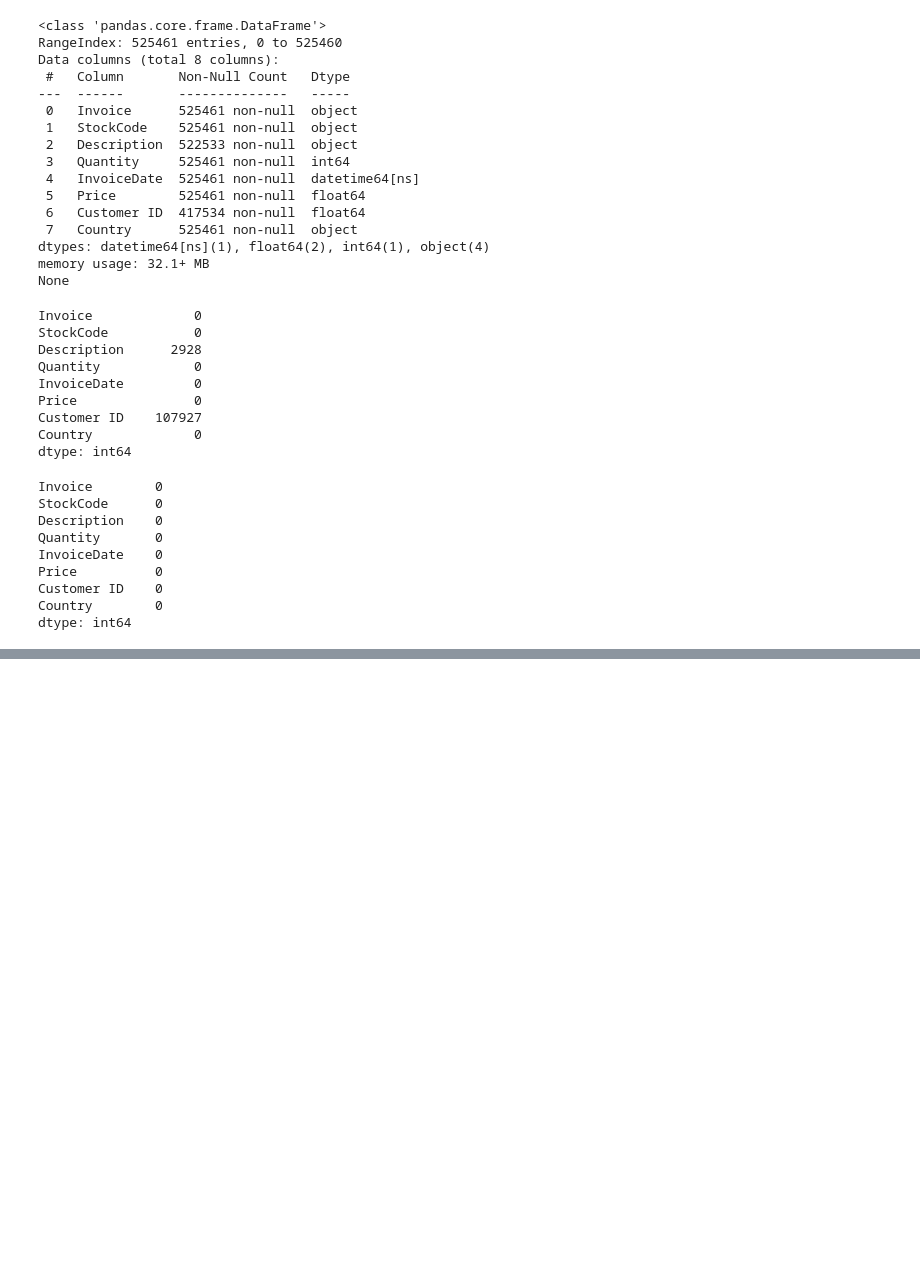
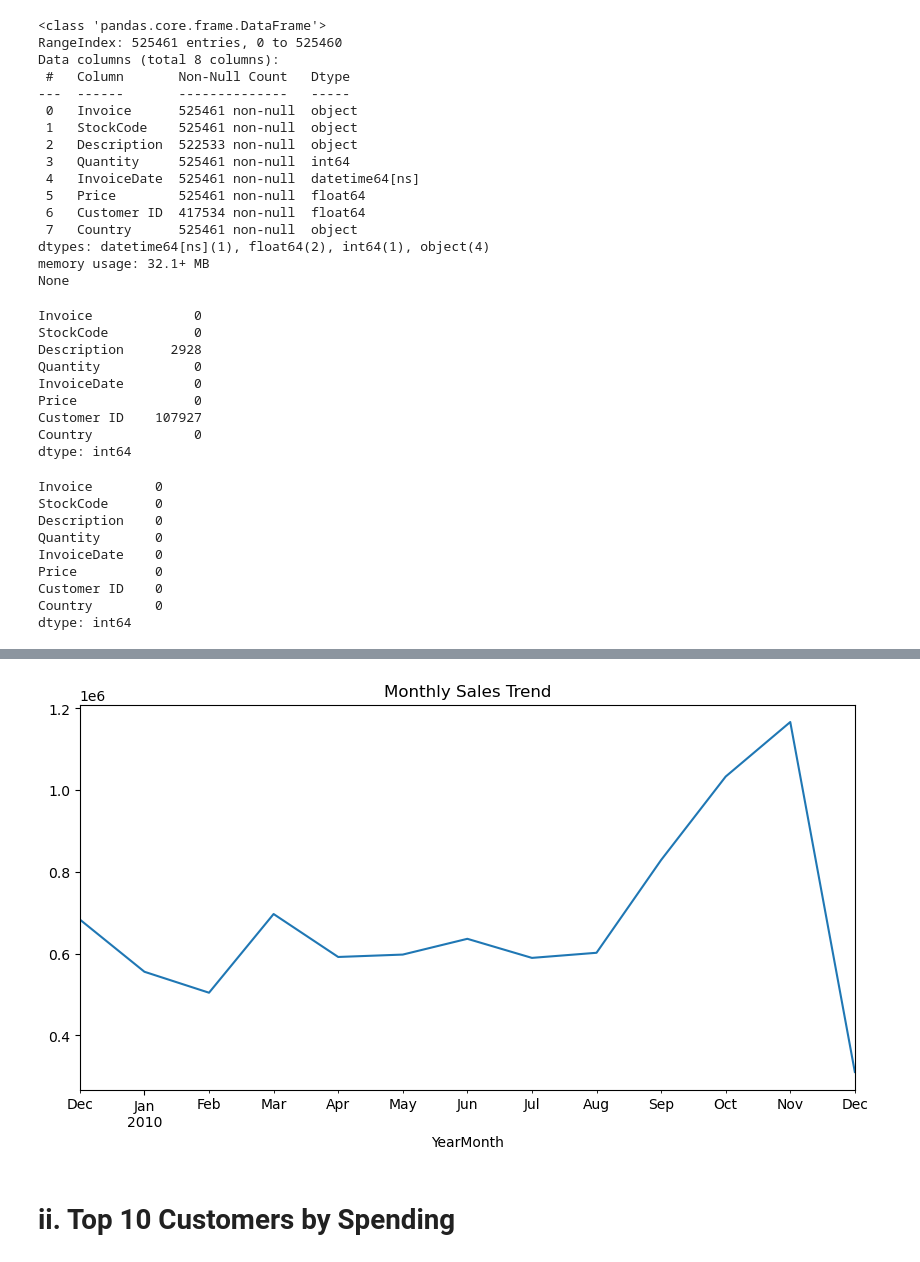
Before and after one commit to rohan0005/Sales_Data_Analysis, a Jupyter notebook: sales_data_analysis.ipynb, the cells around one changed output, grey strips where cells are left out. Saved outputs shown, nothing was run; the diff lists cells and outputs as text; code cells hidden in the pictures; blank space fills up the shorter version.

Commit message:
EDA and some visualizations done

```diff
--- a/sales_data_analysis.ipynb
+++ b/sales_data_analysis.ipynb
@@ -99,0 +149,10 @@ df
+# %%
+df['YearMonth'] = df['InvoiceDate'].dt.to_period('M')
+monthly_sales = df.groupby('YearMonth')['TotalPrice'].sum()
+
+monthly_sales.plot(kind='line', figsize=(10,5), title="Monthly Sales Trend")
+plt.show()
+# %% [output]
+[figure, added]
+# %% [markdown]
+# ii. Top 10 Customers by Spending
```
Also changed, not shown: parts of 12 cells of this notebook.
